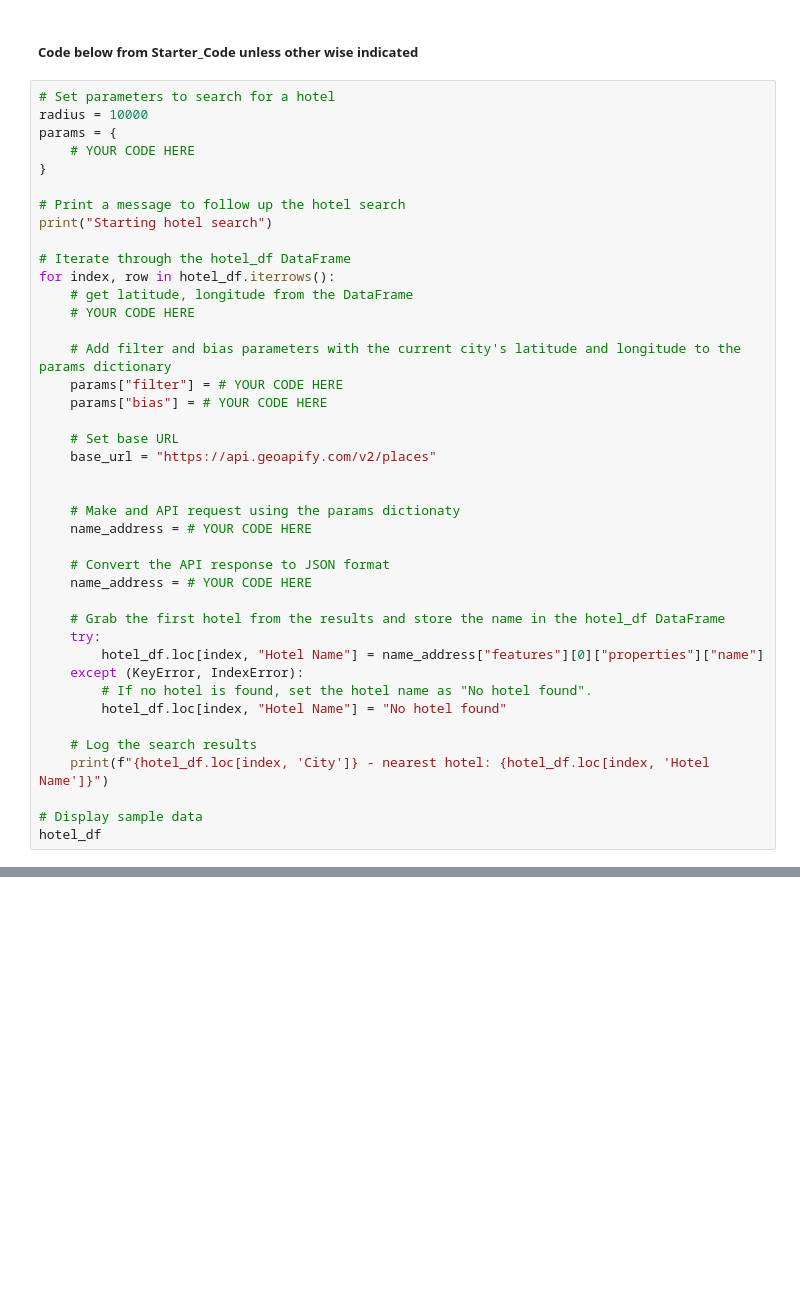
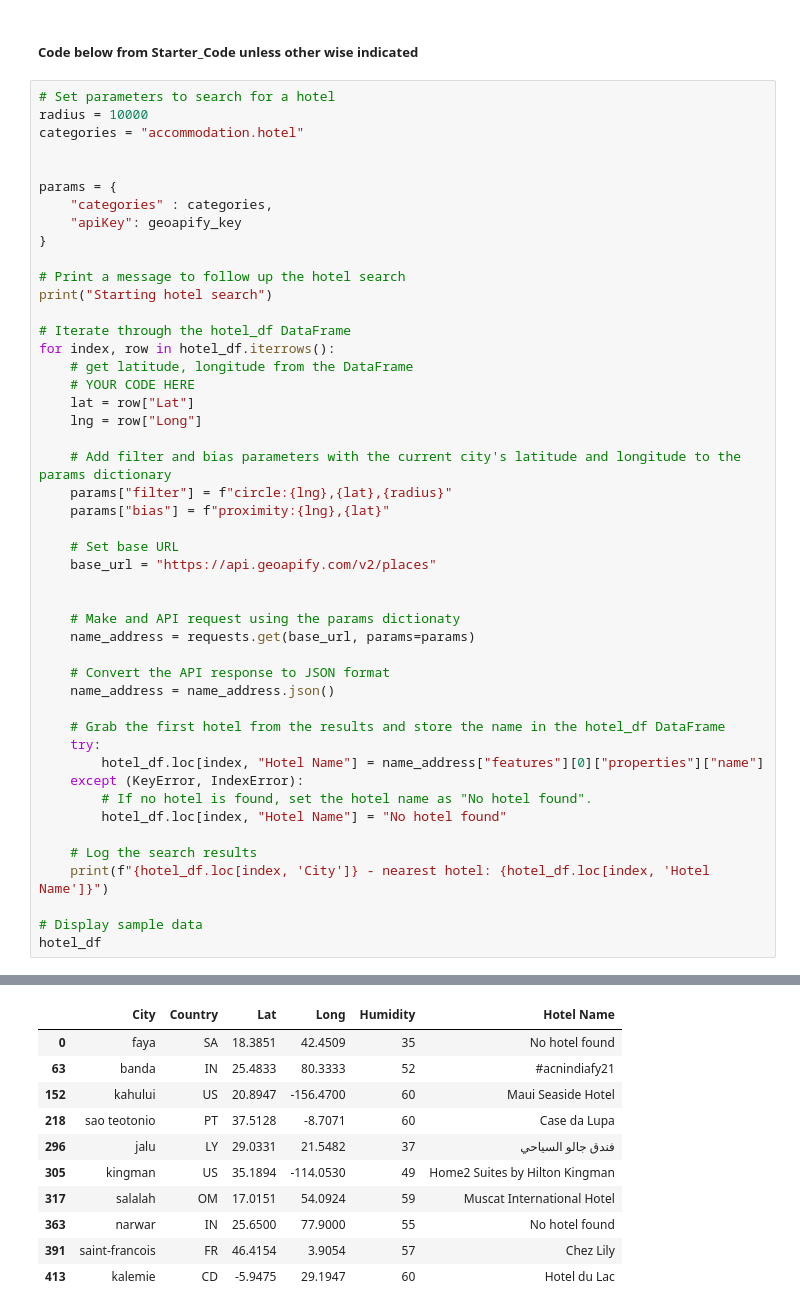
Before and after one commit to Wheezyotter/python-api-challenge, a Jupyter notebook: VacationPy/VacationPy.ipynb, the cells around one changed output, grey strips where cells are left out. Cells and saved outputs as stored; diff of their text form; blank space fills up the shorter version.

```diff
--- a/VacationPy/VacationPy.ipynb
+++ b/VacationPy/VacationPy.ipynb
@@ -95,8 +98,12 @@ hotel_df
 # %%
 # Set parameters to search for a hotel
 radius = 10000
+categories = "accommodation.hotel"
+
+
 params = {
-    # YOUR CODE HERE
+    "categories" : categories,
+    "apiKey": geoapify_key
 }
 
 # Print a message to follow up the hotel search
@@ -106,20 +113,22 @@ print("Starting hotel search")
 for index, row in hotel_df.iterrows():
     # get latitude, longitude from the DataFrame
     # YOUR CODE HERE
+    lat = row["Lat"]
+    lng = row["Long"]
 
     # Add filter and bias parameters with the current city's latitude and longitude to the params dictionary
-    params["filter"] = # YOUR CODE HERE
-    params["bias"] = # YOUR CODE HERE
+    params["filter"] = f"circle:{lng},{lat},{radius}"
+    params["bias"] = f"proximity:{lng},{lat}"
 
     # Set base URL
     base_url = "https://api.geoapify.com/v2/places"
 
 
     # Make and API request using the params dictionaty
-    name_address = # YOUR CODE HERE
+    name_address = requests.get(base_url, params=params)
 
     # Convert the API response to JSON format
-    name_address = # YOUR CODE HERE
+    name_address = name_address.json()
 
     # Grab the first hotel from the results and store the name in the hotel_df DataFrame
     try:
@@ -133,3 +142,4 @@ for index, row in hotel_df.iterrows():
 
 # Display sample data
 hotel_df
+# %% [output]
@@ -135,0 +157,11 @@ hotel_df
+|  | City | Country | Lat | Long | Humidity | Hotel Name |
+| 0 | faya | SA | 18.3851 | 42.4509 | 35 | No hotel found |
+| 63 | banda | IN | 25.4833 | 80.3333 | 52 | #acnindiafy21 |
+| 152 | kahului | US | 20.8947 | -156.4700 | 60 | Maui Seaside Hotel |
+| 218 | sao teotonio | PT | 37.5128 | -8.7071 | 60 | Case da Lupa |
+| 296 | jalu | LY | 29.0331 | 21.5482 | 37 | فندق جالو السياحي |
+| 305 | kingman | US | 35.1894 | -114.0530 | 49 | Home2 Suites by Hilton Kingman |
+| 317 | salalah | OM | 17.0151 | 54.0924 | 59 | Muscat International Hotel |
+| 363 | narwar | IN | 25.6500 | 77.9000 | 55 | No hotel found |
+| 391 | saint-francois | FR | 46.4154 | 3.9054 | 57 | Chez Lily |
+| 413 | kalemie | CD | -5.9475 | 29.1947 | 60 | Hotel du Lac |
```
Also changed, not shown: parts of 3 cells of this notebook.
